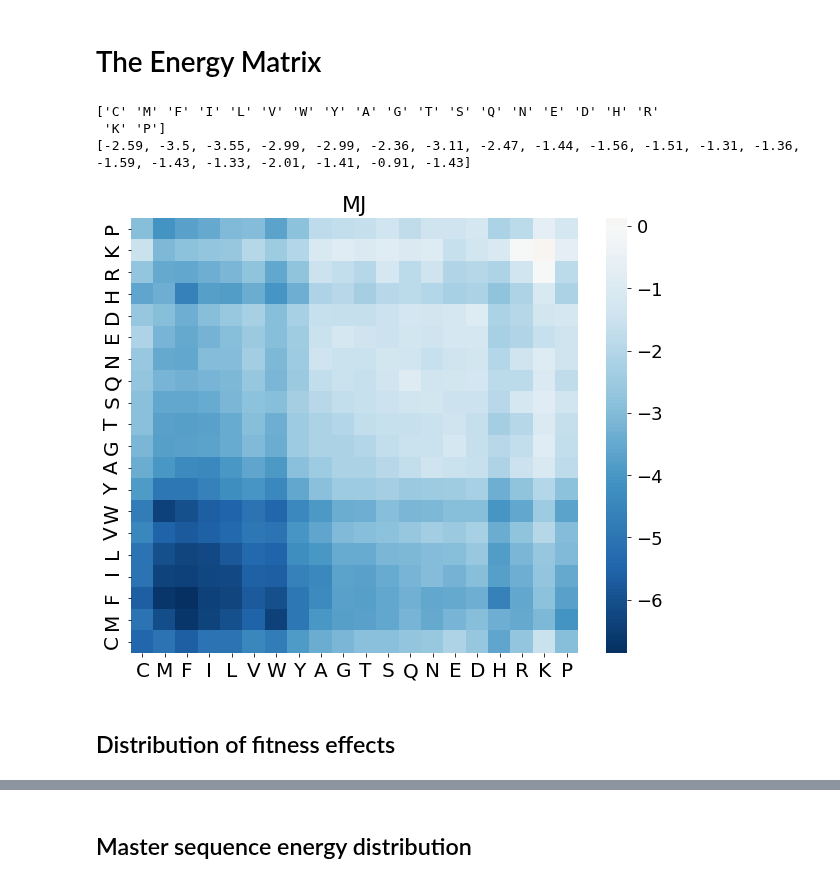
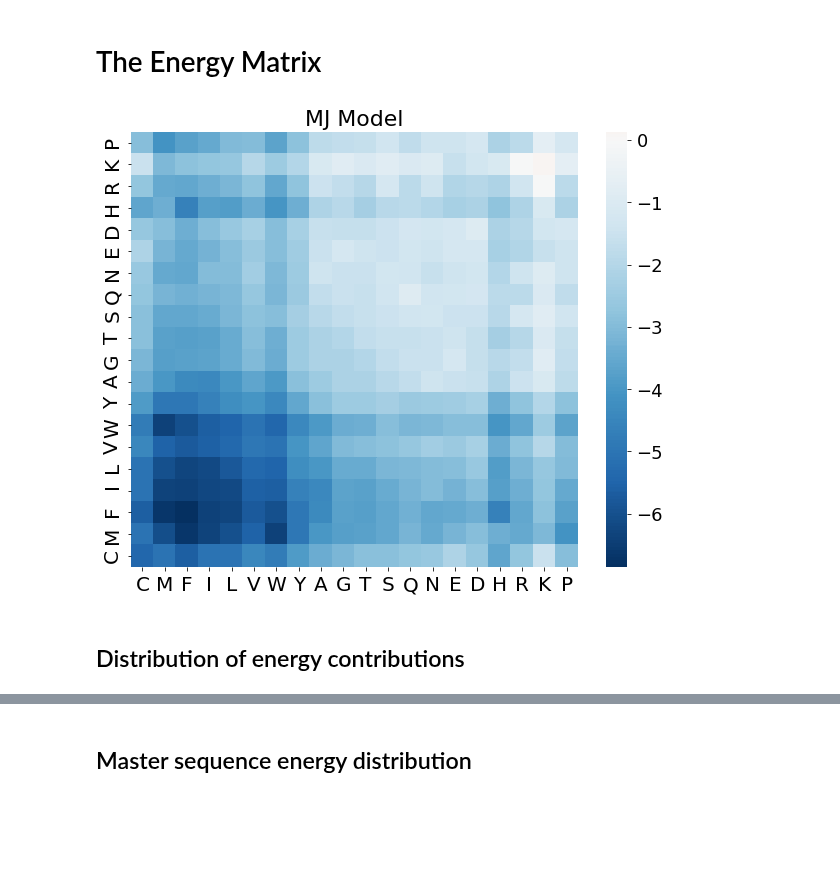
Before and after one commit to betoto008/Affinity_maturation, a Jupyter notebook: Jupyter_Notebooks/0_Shape_Space.ipynb, the cells around one changed output, grey strips where cells are left out. Saved outputs shown, nothing was run; the diff lists cells and outputs as text; code cells hidden in the pictures; blank space fills up the shorter version.

```diff
--- a/Jupyter_Notebooks/0_Shape_Space.ipynb
+++ b/Jupyter_Notebooks/0_Shape_Space.ipynb
@@ -34,17 +34,14 @@ Autosaving every 60 seconds
 # %% [markdown]
 # The Energy Matrix
 # %%
-M2 = np.loadtxt(Text_files_path + 'MJ2.txt', skiprows= 1, usecols=range(1,21)).tolist()
+M2 = np.loadtxt(Text_files_path + 'MJ2.txt', skiprows= 1, usecols=range(1,21))
+M2_list = M2.tolist()
 Alphabet = ['a', 'b', 'c', 'd', 'e', 'f', 'g', 'h', 'i', 'j', 'k', 'l', 'm', 'n', 'o', 'p', 'q', 'r', 's', 't']
 Alphabet = np.loadtxt(Text_files_path + 'Alphabet.txt', dtype=bytes, delimiter='\t').astype(str)
-print(Alphabet)
+L_alphabet = len(Alphabet)
 fig, ax = plt.subplots(figsize=(10,8))
-plot_energy_matrix(Energy_Matrix=M2, Alphabet=Alphabet, title='MJ', ax = ax)
-print(M2[13])
+plot_energy_matrix(Energy_Matrix=M2_list, Alphabet=Alphabet, title=r'MJ Model', ax = ax)
 # %% [output]
-['C' 'M' 'F' 'I' 'L' 'V' 'W' 'Y' 'A' 'G' 'T' 'S' 'Q' 'N' 'E' 'D' 'H' 'R'
- 'K' 'P']
-[-2.59, -3.5, -3.55, -2.99, -2.99, -2.36, -3.11, -2.47, -1.44, -1.56, -1.51, -1.31, -1.36, -1.59, -1.43, -1.33, -2.01, -1.41, -0.91, -1.43]
-[figure, old version]
+[figure, new version]
 # %% [markdown]
-## Distribution of fitness effects
+## Distribution of energy contributions
```
Also changed, not shown: parts of 16 cells of this notebook, 3 other files.
